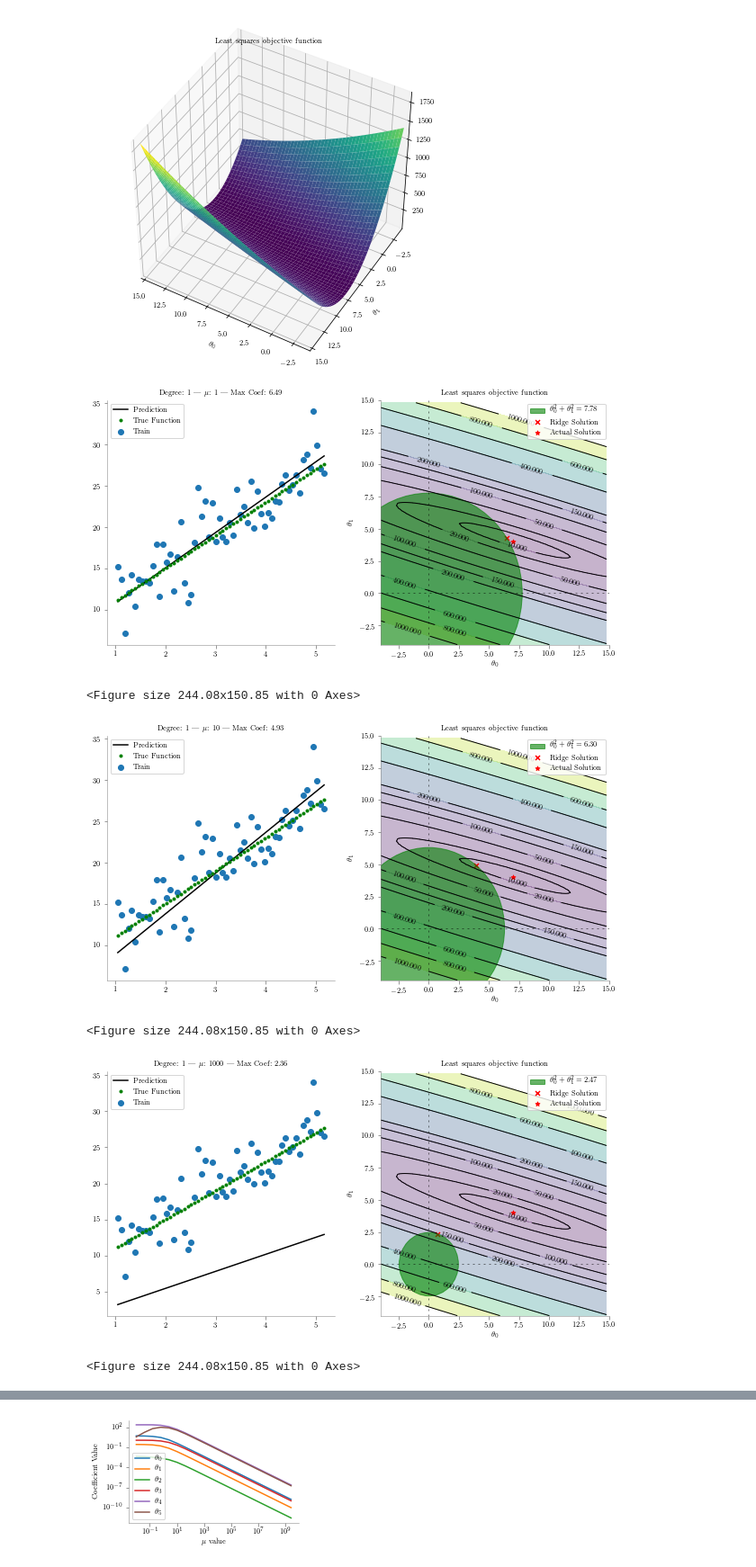
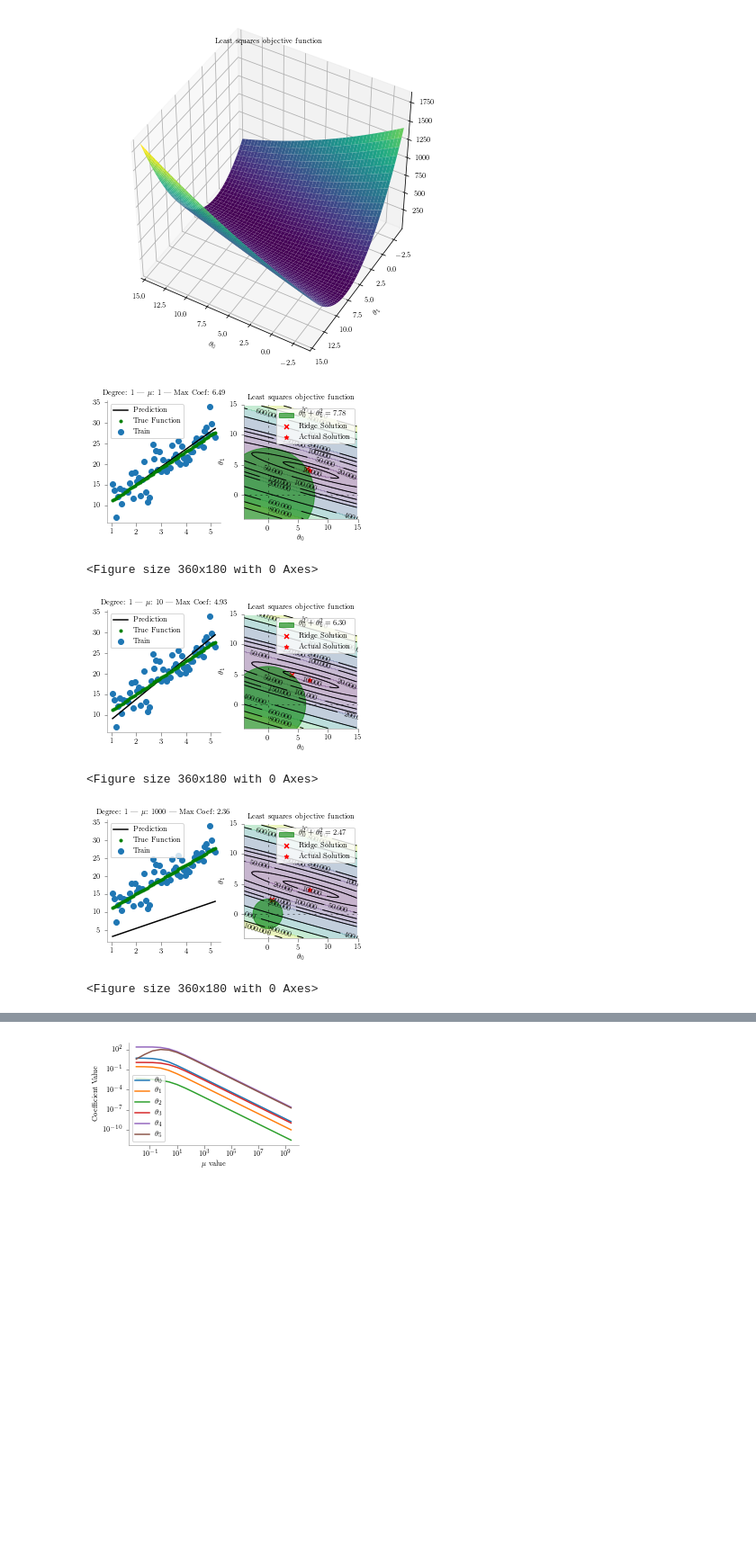
Before and after one commit to nipunbatra/ml-teaching, a Jupyter notebook: ridge/Ridge.ipynb, the cells around one changed output, grey strips where cells are left out. Shown at 90% size. Cells and saved outputs as stored; diff of their text form; code cells hidden in the pictures; blank space fills up the shorter version.

```diff
--- a/ridge/Ridge.ipynb
+++ b/ridge/Ridge.ipynb
@@ -137,10 +137,11 @@ plt.savefig('ridge_base_surface.pdf', transparent=True, bbox_inches="tight")
 # %% [output]
 [figure]
 # %%
+latexify(fig_width=5, fig_height=2.5)
 from sklearn.linear_model import Ridge
 
 for alpha in [1, 10, 1000]:
-    fig, ax = plt.subplots(nrows=1, ncols=2, figsize=(10, 5))
+    fig, ax = plt.subplots(nrows=1, ncols=2)
 
     deg = 1
     predictors = ['ones','x']
@@ -157,38 +158,38 @@ for alpha in [1, 10, 1000]:
     ax[0].plot(data['x'], y_pred,'k', label='Prediction')
     ax[0].plot(data['x'], y_true,'g.', label='True Function')
     ax[0].legend()
     ax[0].set_title(f"Degree: {deg} | $\mu$: {alpha} | Max Coef: {max(regressor.coef_, key=abs):.2f}")
 
     # Circle
     p1 = Circle((0, 0), np.sqrt(regressor.coef_.T@regressor.coef_), alpha=0.6, color='g', label=r'$\theta_0^2+\theta_1^2={:.2f}$'.format(np.sqrt(regressor.coef_.T@regressor.coef_)))
     ax[1].add_patch(p1)
 
     # Contour
     levels = np.sort(np.array([2,10,20,50,100,150,200,400,600,800,1000]))
     ax[1].contourf(x_grid, y_grid, cost_matrix, levels,alpha=.3)
     #ax[1].colorbar()
     ax[1].axhline(0, color='black', alpha=.5, dashes=[2, 4],linewidth=1)
     ax[1].axvline(0, color='black', alpha=0.5, dashes=[2, 4],linewidth=1)
 
     CS = plt.contour(x_grid, y_grid, cost_matrix, levels, linewidths=1,colors='black')
     ax[1].clabel(CS, inline=1, fontsize=8)
     ax[1].set_title("Least squares objective function")
     ax[1].set_xlabel(r"$\theta_0$")
     ax[1].set_ylabel(r"$\theta_1$")
     ax[1].scatter(regressor.coef_[0],regressor.coef_[1] ,marker='x', color='r',s=25,label='Ridge Solution')
     ax[1].scatter([7], [4],marker='*', color='r',s=25,label='Actual Solution')
     ax[1].set_xlim([-4,15])
     ax[1].set_ylim([-4,15])
     ax[1].legend()
-
+    ax[1].set_aspect('equal')
     plt.savefig('ridge_{}.pdf'.format(alpha), transparent=True, bbox_inches="tight")
     plt.show()
     plt.clf()
 # %% [output]
-[figure, old version]
+[figure, new version]
-<Figure size 244.08x150.85 with 0 Axes>
+<Figure size 360x180 with 0 Axes>
-[figure, old version]
+[figure, new version]
-<Figure size 244.08x150.85 with 0 Axes>
+<Figure size 360x180 with 0 Axes>
-[figure, old version]
+[figure, new version]
-<Figure size 244.08x150.85 with 0 Axes>
+<Figure size 360x180 with 0 Axes>
 # %%
```
Also changed, not shown: parts of 1 cell of this notebook, 14 other files.
